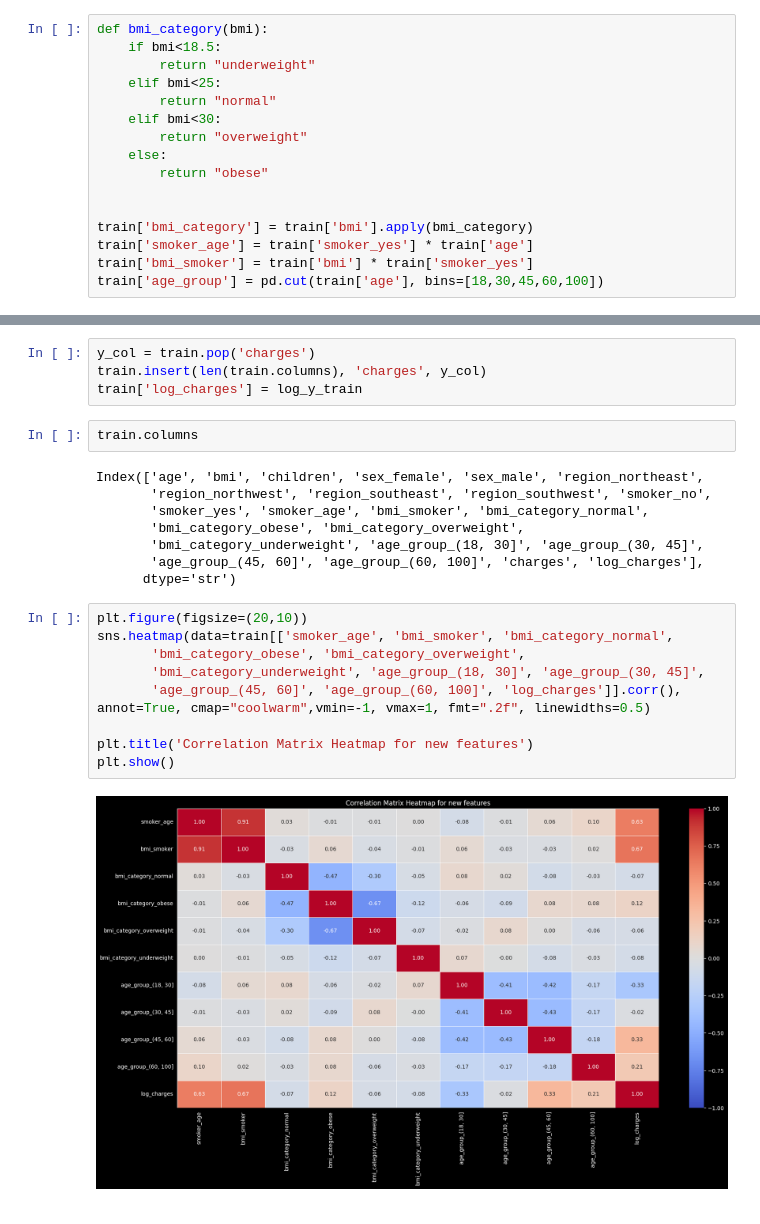
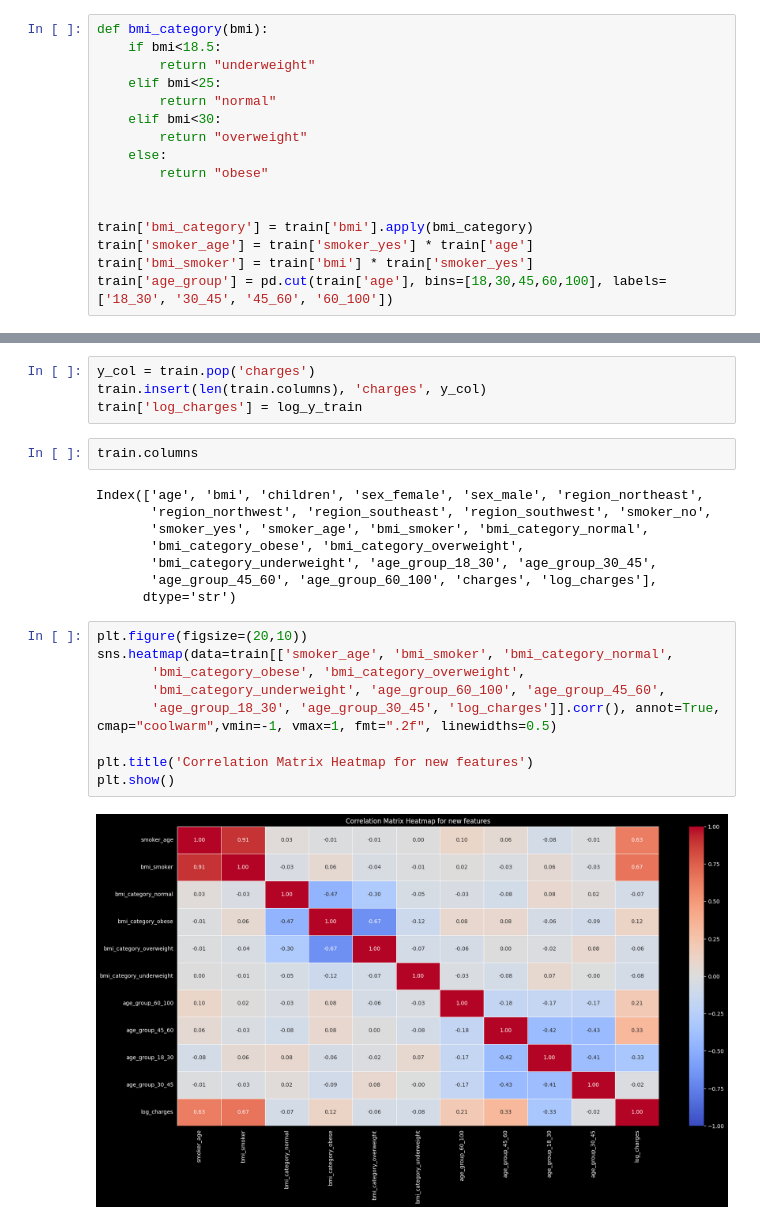
Before and after one commit to Rubeennn/ml-tabular-project, a Jupyter notebook: notebooks/exploration.ipynb, the cells around one changed output, grey strips where cells are left out. Saved outputs shown, nothing was run; the diff lists cells and outputs as text.

```diff
--- a/notebooks/exploration.ipynb
+++ b/notebooks/exploration.ipynb
@@ -333,7 +333,7 @@ def bmi_category(bmi):
 train['bmi_category'] = train['bmi'].apply(bmi_category)
 train['smoker_age'] = train['smoker_yes'] * train['age']
 train['bmi_smoker'] = train['bmi'] * train['smoker_yes']
-train['age_group'] = pd.cut(train['age'], bins=[18,30,45,60,100])
+train['age_group'] = pd.cut(train['age'], bins=[18,30,45,60,100], labels=['18_30', '30_45', '45_60', '60_100'])
 # %%
 train.head()
 # %% [output]
@@ -365,17 +365,17 @@ Index(['age', 'bmi', 'children', 'sex_female', 'sex_male', 'region_northeast',
        'region_northwest', 'region_southeast', 'region_southwest', 'smoker_no',
        'smoker_yes', 'smoker_age', 'bmi_smoker', 'bmi_category_normal',
        'bmi_category_obese', 'bmi_category_overweight',
-       'bmi_category_underweight', 'age_group_(18, 30]', 'age_group_(30, 45]',
-       'age_group_(45, 60]', 'age_group_(60, 100]', 'charges', 'log_charges'],
+       'bmi_category_underweight', 'age_group_18_30', 'age_group_30_45',
+       'age_group_45_60', 'age_group_60_100', 'charges', 'log_charges'],
       dtype='str')
 # %%
 plt.figure(figsize=(20,10))
 sns.heatmap(data=train[['smoker_age', 'bmi_smoker', 'bmi_category_normal',
        'bmi_category_obese', 'bmi_category_overweight',
-       'bmi_category_underweight', 'age_group_(18, 30]', 'age_group_(30, 45]',
-       'age_group_(45, 60]', 'age_group_(60, 100]', 'log_charges']].corr(), annot=True, cmap="coolwarm",vmin=-1, vmax=1, fmt=".2f", linewidths=0.5)
+       'bmi_category_underweight', 'age_group_60_100', 'age_group_45_60',
+       'age_group_18_30', 'age_group_30_45', 'log_charges']].corr(), annot=True, cmap="coolwarm",vmin=-1, vmax=1, fmt=".2f", linewidths=0.5)
 
 plt.title('Correlation Matrix Heatmap for new features')
 plt.show()
 # %% [output]
-[figure, old version]
+[figure, new version]
```
Also changed, not shown: parts of 22 cells of this notebook.
